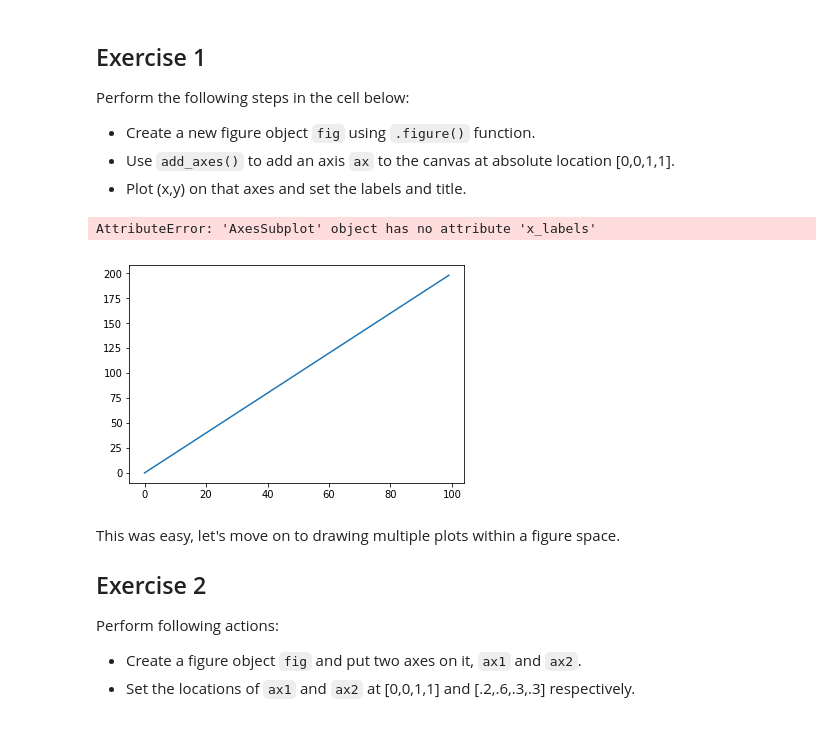
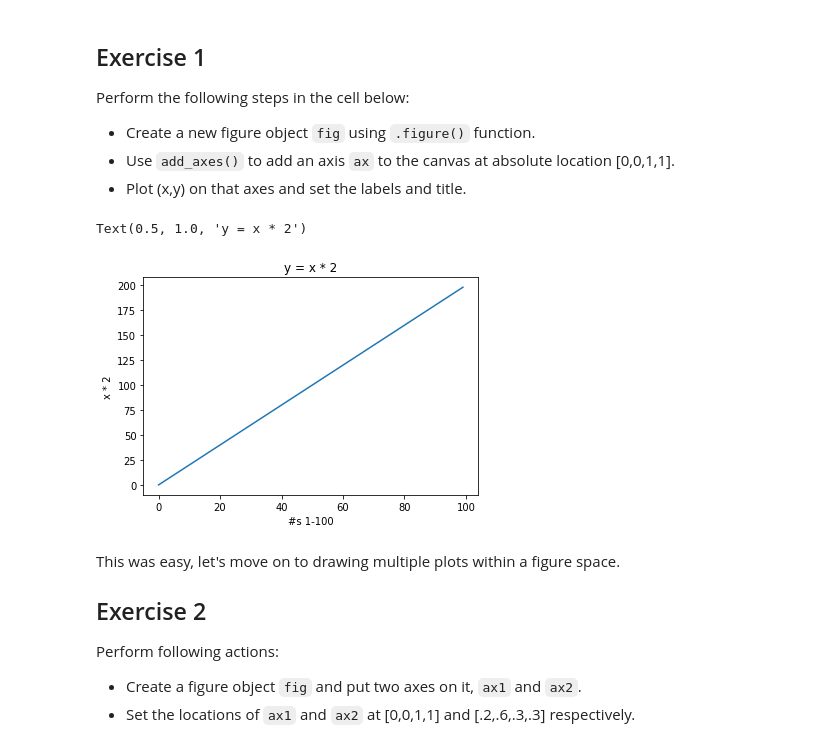
Before and after one commit to as6140/dsc-1-03-13-customizing-visualizations-with-matplotlib-lab-seattle-ds-career-040119, a Jupyter notebook: index.ipynb, the cells around one changed output. Cells and saved outputs as stored; diff of their text form; code cells hidden in the pictures.

```diff
--- a/index.ipynb
+++ b/index.ipynb
@@ -64,13 +64,13 @@ Perform the following steps in the cell below:
 # %%
 fig, ax = plt.subplots()
 
 ax.plot(x,y)
 ax.set_xlabel('#s 1-100')
-ax.set_y_labels('x * 2')
+ax.set_ylabel('x * 2')
 ax.set_title('y = x * 2')
 # %% [output]
-AttributeError: 'AxesSubplot' object has no attribute 'x_labels'
+Text(0.5, 1.0, 'y = x * 2')
-[figure, old version]
+[figure, new version]
 # %% [markdown]
 This was easy, let's move on to drawing multiple plots within a figure space.
 
```
